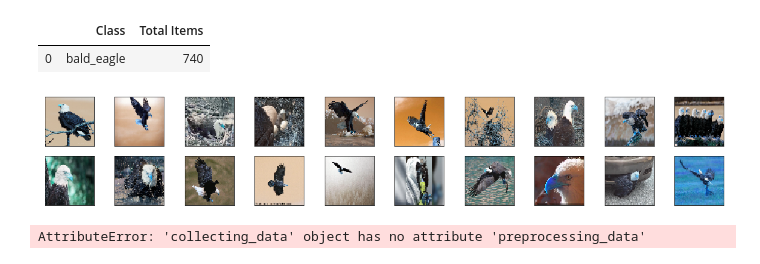
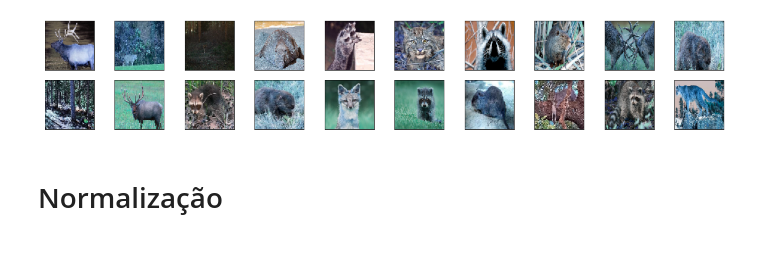
Before and after one commit to gabcastro/Unisinos-AI-CNNKaggleDataset, a Jupyter notebook: cnn_net.ipynb, the cells around one changed output. Drawn from its saved outputs; the diff is of its cells as text; code cells hidden in the pictures.

Commit message:
Resolve problems on notebook

```diff
--- a/cnn_net.ipynb
+++ b/cnn_net.ipynb
@@ -0,0 +13,15 @@
+# %%
+import h5py
+
+from google.colab import drive
+drive.mount('/content/drive/')
+
+h5f = h5py.File('/content/drive/My Drive/Colab Notebooks/dataset.h5','r')
+X_train = h5f['X_train'][:]
+X_test = h5f['X_test'][:]
+h5f.close()
+
+h5f = h5py.File('/content/drive/My Drive/Colab Notebooks/labels.h5','r')
+y_train = h5f['y_train'][:]
+y_test = h5f['y_test'][:]
+h5f.close()
@@ -20,16 +40,9 @@ Reading 1º folder (bald_eagle) with a total of 748 images
-# %%
-m.classes_summary
-# %% [output]
-|  | Class | Total Items |
-| 0 | bald_eagle | 740 |
 # %%
 fig = plt.figure(figsize=(20,5))
 for i in range(20):
     ax = fig.add_subplot(3,10, i+1, xticks=[], yticks=[])
-    ax.imshow(np.squeeze(X[i]))
+    ax.imshow(np.squeeze(X_train[i]))
 # %% [output]
-[figure, old version]
+[figure, new version]
-# %%
-X_train, X_test, y_train, y_test = m.preprocessing_data(X, y)
-# %% [output]
-AttributeError: 'collecting_data' object has no attribute 'preprocessing_data'
+# %% [markdown]
+# Normalização
```
Also changed, not shown: parts of 10 cells of this notebook, 2 other files.
